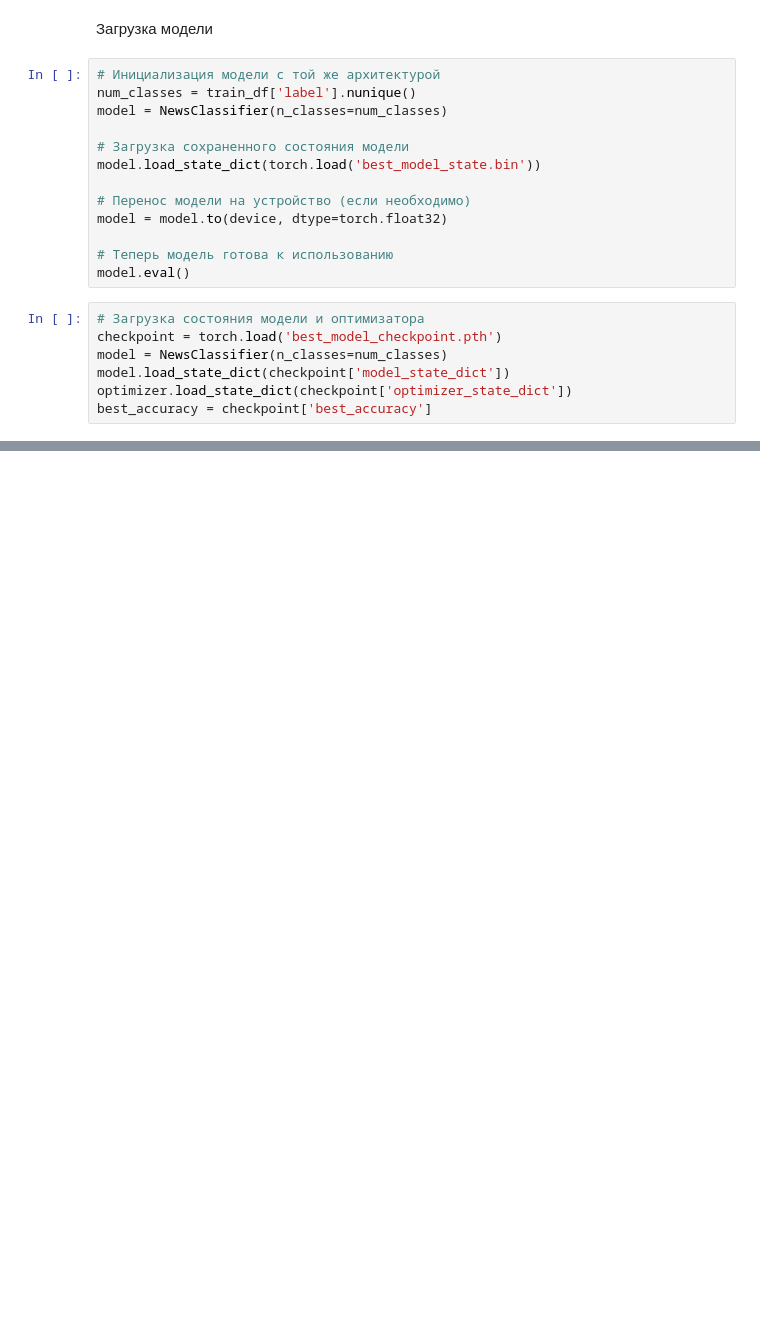
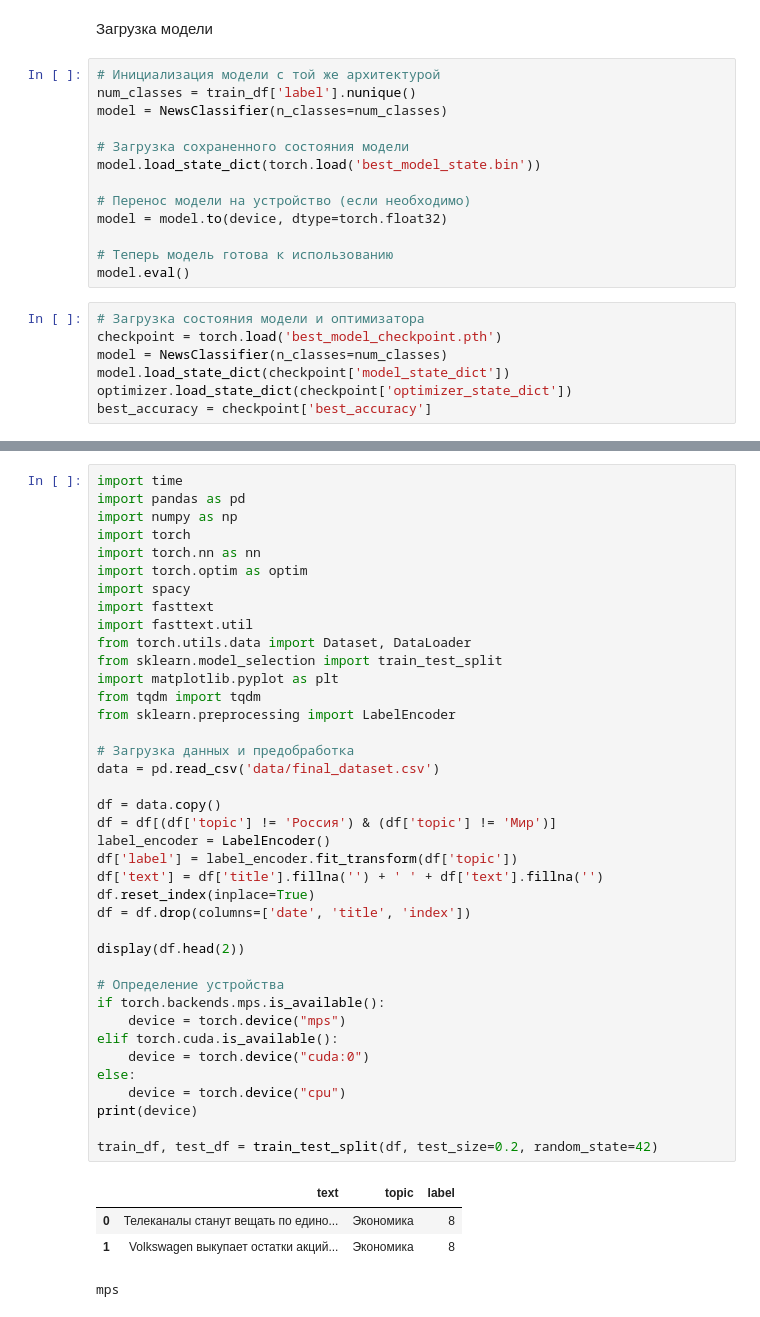
Before and after one commit to konstantinator/hse_project, a Jupyter notebook: HSE_Project_final.ipynb, the cells around one changed output, grey strips where cells are left out. Cells and saved outputs as stored; diff of their text form; blank space fills up the shorter version.

```diff
--- a/HSE_Project_final.ipynb
+++ b/HSE_Project_final.ipynb
@@ -2041,0 +2074,44 @@ best_accuracy = checkpoint['best_accuracy']
+# %%
+import time
+import pandas as pd
+import numpy as np
+import torch
+import torch.nn as nn
+import torch.optim as optim
+import spacy
+import fasttext
+import fasttext.util
+from torch.utils.data import Dataset, DataLoader
+from sklearn.model_selection import train_test_split
+import matplotlib.pyplot as plt
+from tqdm import tqdm
+from sklearn.preprocessing import LabelEncoder
+
+# Загрузка данных и предобработка
+data = pd.read_csv('data/final_dataset.csv')
+
+df = data.copy()
+df = df[(df['topic'] != 'Россия') & (df['topic'] != 'Мир')]
+label_encoder = LabelEncoder()
+df['label'] = label_encoder.fit_transform(df['topic'])
+df['text'] = df['title'].fillna('') + ' ' + df['text'].fillna('')
+df.reset_index(inplace=True)
+df = df.drop(columns=['date', 'title', 'index'])
+
+display(df.head(2))
+
+# Определение устройства
+if torch.backends.mps.is_available():
+    device = torch.device("mps")
+elif torch.cuda.is_available():
+    device = torch.device("cuda:0")
+else:
+    device = torch.device("cpu")
+print(device)
+
+train_df, test_df = train_test_split(df, test_size=0.2, random_state=42)
+# %% [output]
+|  | text | topic | label |
+| 0 | Телеканалы станут вещать по едино... | Экономика | 8 |
+| 1 | Volkswagen выкупает остатки акций... | Экономика | 8 |
+mps
```
Also changed, not shown: parts of 8 cells of this notebook, 22 other files.
